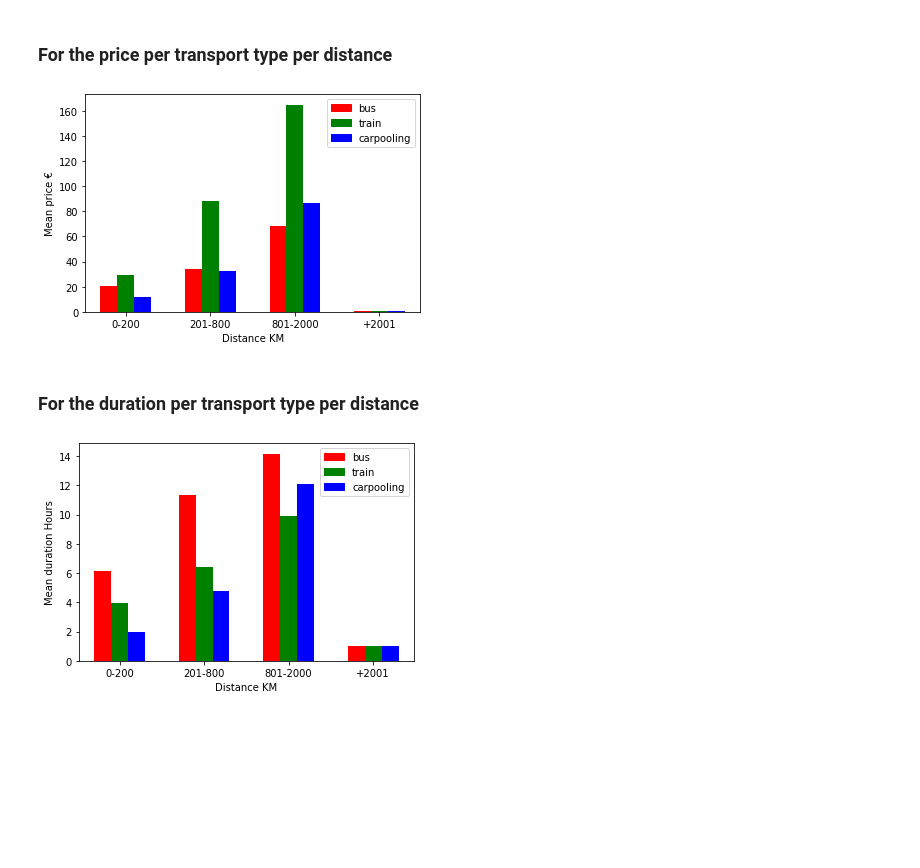
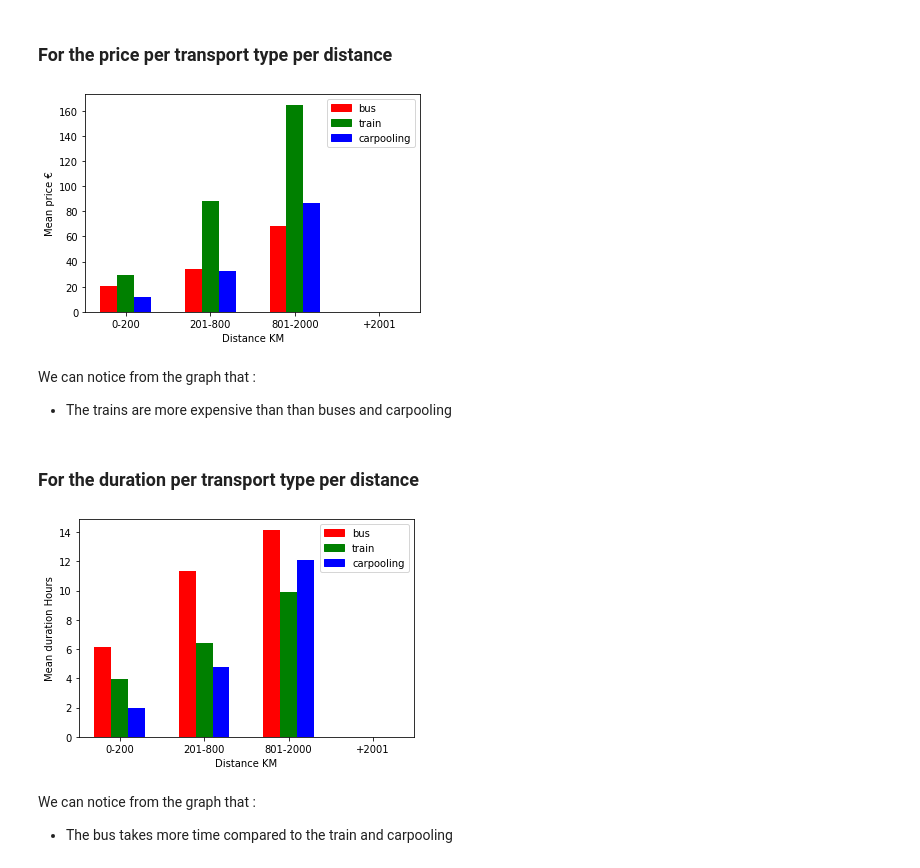
Before and after one commit to hakimhassani97/TripDataCrunching, a Jupyter notebook: main.ipynb, the cells around one changed output. Saved outputs shown, nothing was run; the diff lists cells and outputs as text; code cells hidden in the pictures; blank space fills up the shorter version.

```diff
--- a/main.ipynb
+++ b/main.ipynb
@@ -182,13 +182,13 @@ labels = ['0-200', '201-800', '801-2000', '+2001']
 ticket_data['distance_interval'] = pd.cut(ticket_data['distance'], bins, labels=labels, include_lowest=True)
 bus = ticket_data[(ticket_data['bus']==1)]
 mBus = bus.groupby('distance_interval')['price'].mean()
-mBus[3] = 1 if pd.isna(mBus[3]) else mBus[3]
+mBus[3] = 0 if pd.isna(mBus[3]) else mBus[3]
 train = ticket_data[(ticket_data['train']==1)]
 mTrain = train.groupby('distance_interval')['price'].mean()
-mTrain[3] = 1 if pd.isna(mTrain[3]) else mTrain[3]
+mTrain[3] = 0 if pd.isna(mTrain[3]) else mTrain[3]
 carpooling = ticket_data[(ticket_data['carpooling']==1)]
 mCarpooling = carpooling.groupby('distance_interval')['price'].mean()
-mCarpooling[3] = 1 if pd.isna(mCarpooling[3]) else mCarpooling[3]
+mCarpooling[3] = 0 if pd.isna(mCarpooling[3]) else mCarpooling[3]
 ax = plt.subplot(111)
 barPositions = [1, 2, 3, 4]
 rBus = ax.bar(np.add((np.array(barPositions)), -0.2), mBus, width=0.2, color='r', align='center')
@@ -205,36 +205,42 @@ plt.xlabel('Distance KM')
 plt.ylabel('Mean price €')
 plt.show()
 # %% [output]
-[figure, old version]
+[figure, new version]
+# %% [markdown]
+We can notice from the graph that :
+- The trains are more expensive than than buses and carpooling
 # %% [markdown]
 ### For the duration per transport type per distance
 # %%
 bins = [0, 200, 800, 2000, float('inf')]
 labels = ['0-200', '201-800', '801-2000', '+2001']
 ticket_data['distance_interval'] = pd.cut(ticket_data['distance'], bins, labels=labels, include_lowest=True)
 bus = ticket_data[(ticket_data['bus']==1)]
 mBus = bus.groupby('distance_interval')['duration'].mean()
-mBus[3] = 1 if pd.isna(mBus[3]) else mBus[3]
+mBus[3] = 0 if pd.isna(mBus[3]) else mBus[3]
 train = ticket_data[(ticket_data['train']==1)]
 mTrain = train.groupby('distance_interval')['duration'].mean()
-mTrain[3] = 1 if pd.isna(mTrain[3]) else mTrain[3]
+mTrain[3] = 0 if pd.isna(mTrain[3]) else mTrain[3]
 carpooling = ticket_data[(ticket_data['carpooling']==1)]
 mCarpooling = carpooling.groupby('distance_interval')['duration'].mean()
-mCarpooling[3] = 1 if pd.isna(mCarpooling[3]) else mCarpooling[3]
+mCarpooling[3] = 0 if pd.isna(mCarpooling[3]) else mCarpooling[3]
 ax = plt.subplot(111)
 barPositions = [1, 2, 3, 4]
 rBus = ax.bar(np.add((np.array(barPositions)), -0.2), mBus, width=0.2, color='r', align='center')
 rTrain = ax.bar(np.add((np.array(barPositions)), 0), mTrain, width=0.2, color='g', align='center')
 rCarpooling = ax.bar(np.add((np.array(barPositions)), +0.2), mCarpooling, width=0.2, color='b', align='center')
 # labels and legend
 ax.set_xticks(barPositions)
 ax.set_xticklabels(labels)
 colors = {'bus':'red', 'train':'green', 'carpooling':'blue'}
 labels = list(colors.keys())
 handles = [plt.Rectangle((0,0),1,1, color=colors[label]) for label in labels]
 plt.legend(handles, labels)
 plt.xlabel('Distance KM')
 plt.ylabel('Mean duration Hours')
 plt.show()
 # %% [output]
-[figure, old version]
+[figure, new version]
+# %% [markdown]
+We can notice from the graph that :
+- The bus takes more time compared to the train and carpooling
```
